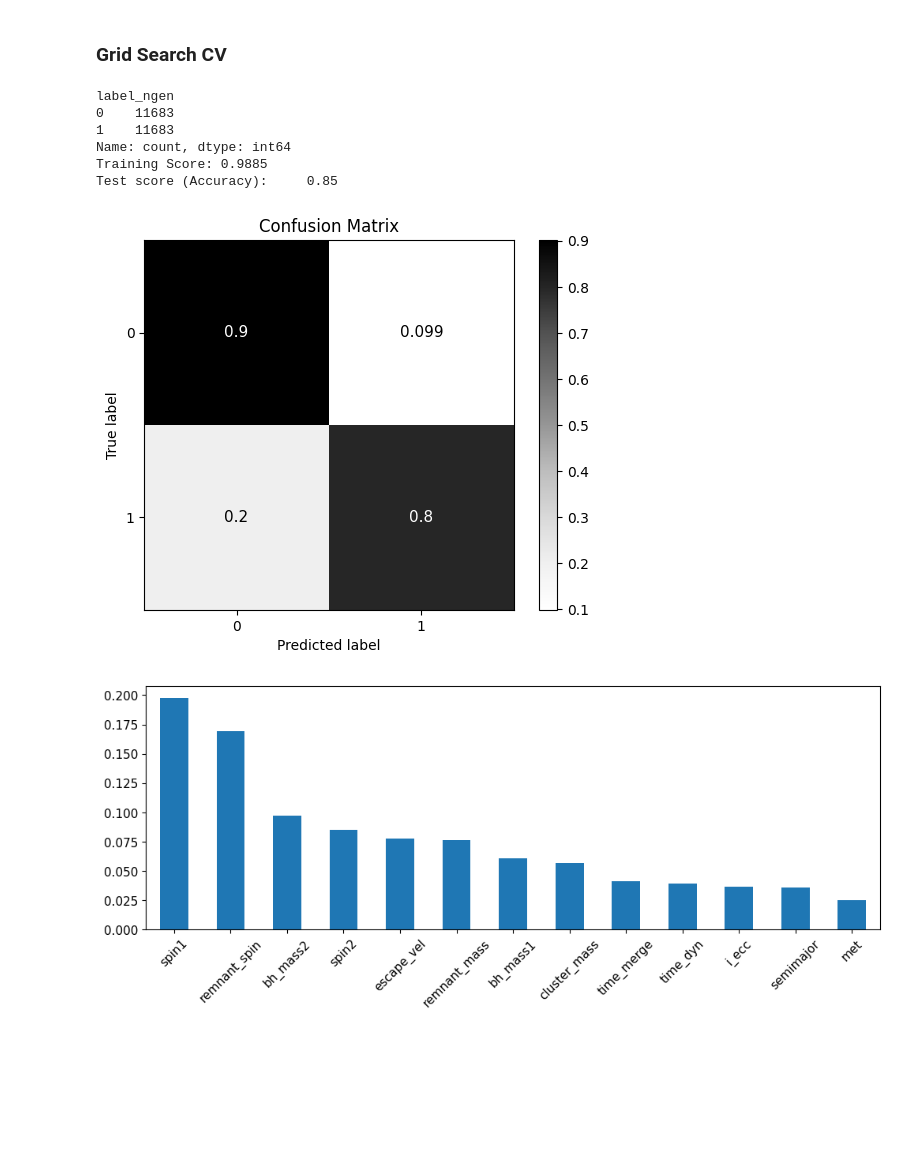
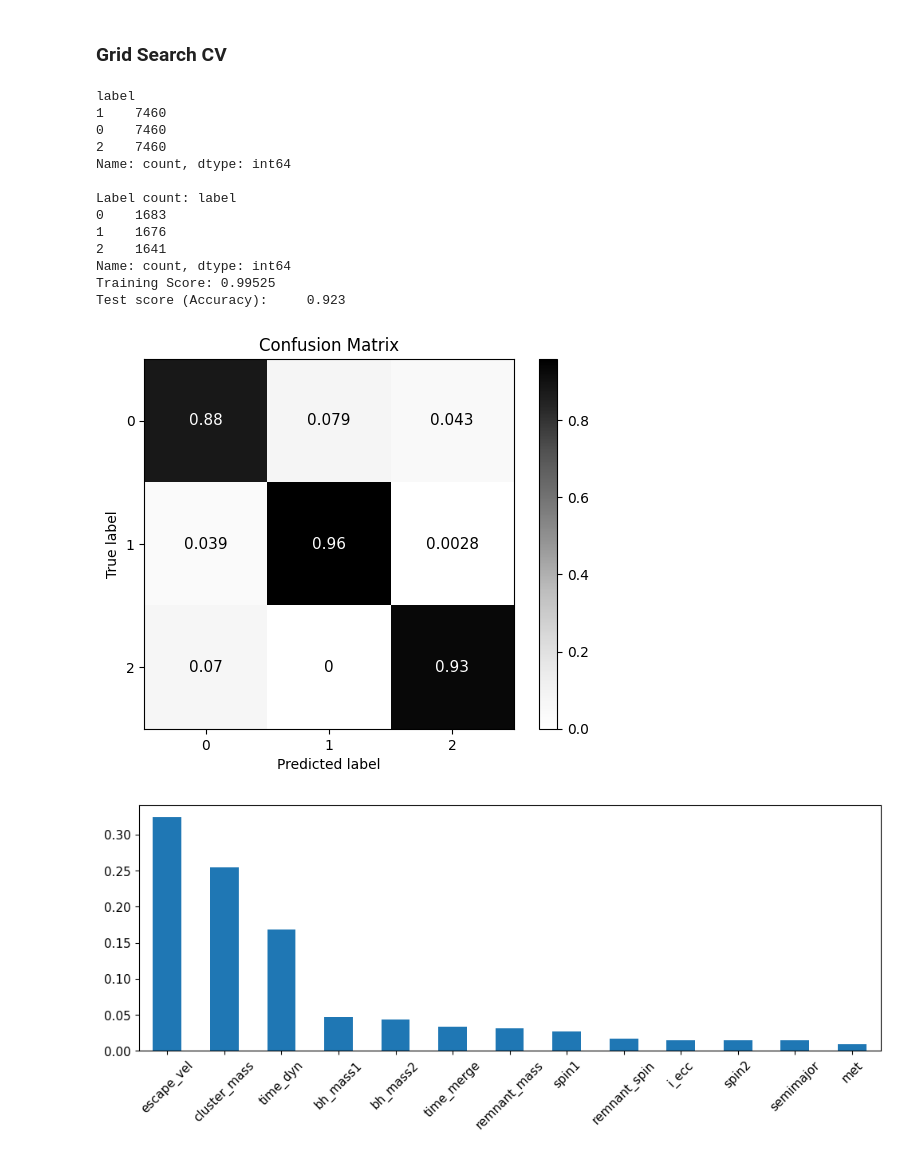
Before and after one commit to EugeniaBoccanera/hm_bbh, a Jupyter notebook: project_v1.ipynb, the cells around one changed output. Cells and saved outputs as stored; diff of their text form; code cells hidden in the pictures; blank space fills up the shorter version.

Commit message:
fixed label sampling

```diff
--- a/project_v1.ipynb
+++ b/project_v1.ipynb
@@ -376,21 +405,28 @@ def gridsearch_RF(param_grid: dict, cv: int, X_train: npt.NDArray, y_train: npt.
     return RF_best, y_pred, grid_search
 # %%
 df_1 = df.filter(pl.col('label')==0)
-X, y, X_train, y_train, X_test, y_test = data_preprocessing(df_1, n_sample=5000, label='label_ngen', test_size=0.2)
+X, y, X_train, y_train, X_test, y_test = data_preprocessing(df, n_sample=5000, label='label', test_size=0.2)
 
 
 RF, y_pred = simple_RF(X_train, y_train, X_test)
 
 model_evaluation(RF, X, y, X_train, y_train, X_test, y_test, y_pred)
 # %% [output]
-label_ngen
-0    11683
-1    11683
+label
+1    7460
+0    7460
+2    7460
 Name: count, dtype: int64
-Training Score: 0.9885
-Test score (Accuracy):     0.85
+
+Label count: label
+0    1683
+1    1676
+2    1641
+Name: count, dtype: int64
+Training Score: 0.99525
+Test score (Accuracy):     0.923
-[figure, old version]
+[figure, new version]
-[figure, old version]
+[figure, new version]
 # %%
 %%time
 X, y, X_train, y_train, X_test, y_test = data_preprocessing(df, n_samples=10000, label='label', random_state=42, test_size=0.2)
```
Also changed, not shown: parts of 1 cell of this notebook.
